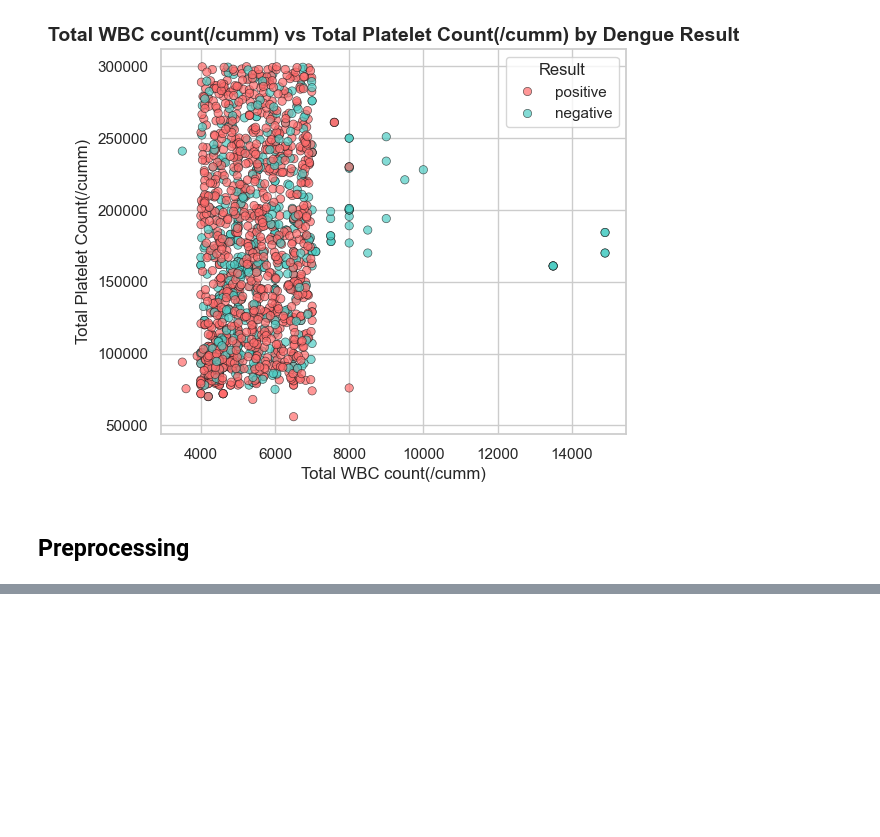
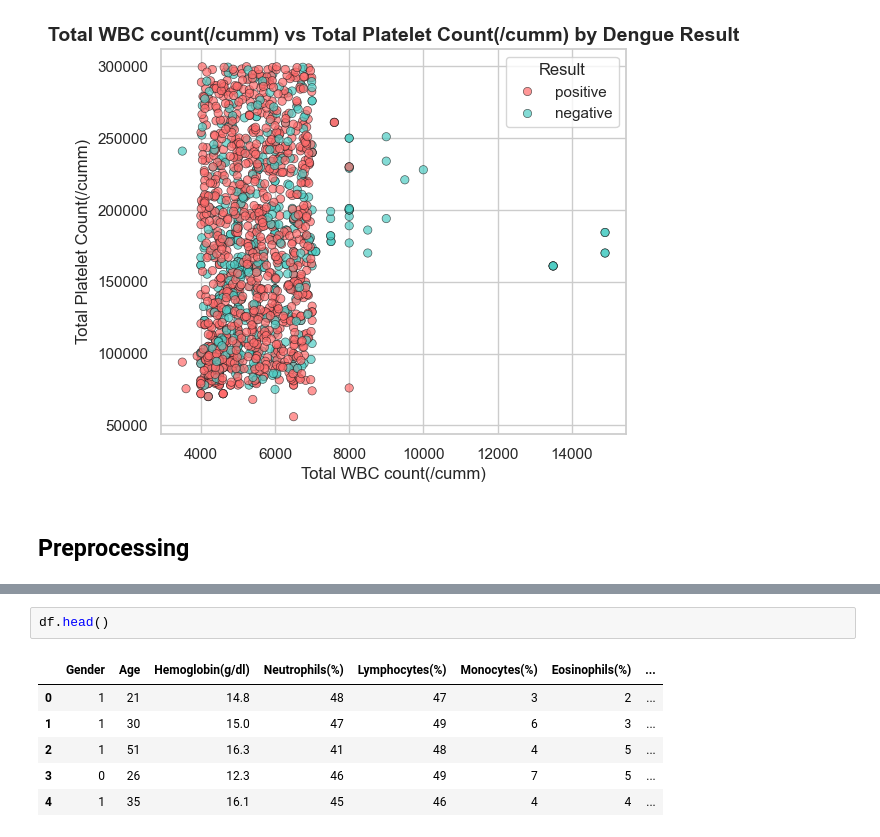
Before and after one commit to murad-02/Dengue_Fever, a Jupyter notebook: NotebookFile/main.ipynb, the cells around one changed output, grey strips where cells are left out. Cells and saved outputs as stored; diff of their text form; blank space fills up the shorter version.

```diff
--- a/NotebookFile/main.ipynb
+++ b/NotebookFile/main.ipynb
@@ -217,0 +257,9 @@ for f1, f2 in combinations(features, 2):
+# %%
+df.head()
+# %% [output]
+|  | Gender | Age | Hemoglobin(g/dl) | Neutrophils(%) | Lymphocytes(%) | Monocytes(%) | Eosinophils(%) | ... |
+| 0 | 1 | 21 | 14.8 | 48 | 47 | 3 | 2 | ... |
+| 1 | 1 | 30 | 15.0 | 47 | 49 | 6 | 3 | ... |
+| 2 | 1 | 51 | 16.3 | 41 | 48 | 4 | 5 | ... |
+| 3 | 0 | 26 | 12.3 | 46 | 49 | 7 | 5 | ... |
+| 4 | 1 | 35 | 16.1 | 45 | 46 | 4 | 4 | ... |
```
Also changed, not shown: parts of 17 cells of this notebook.
